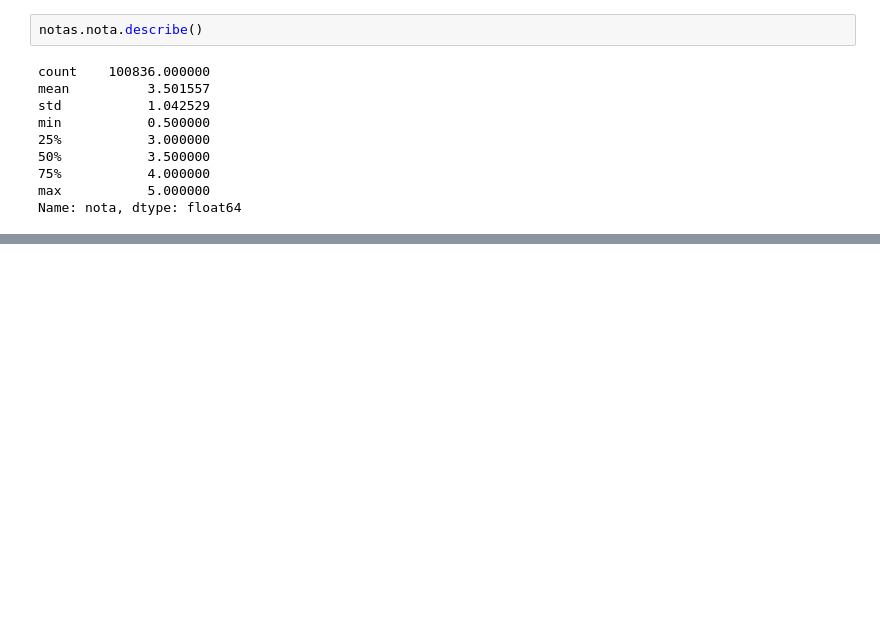
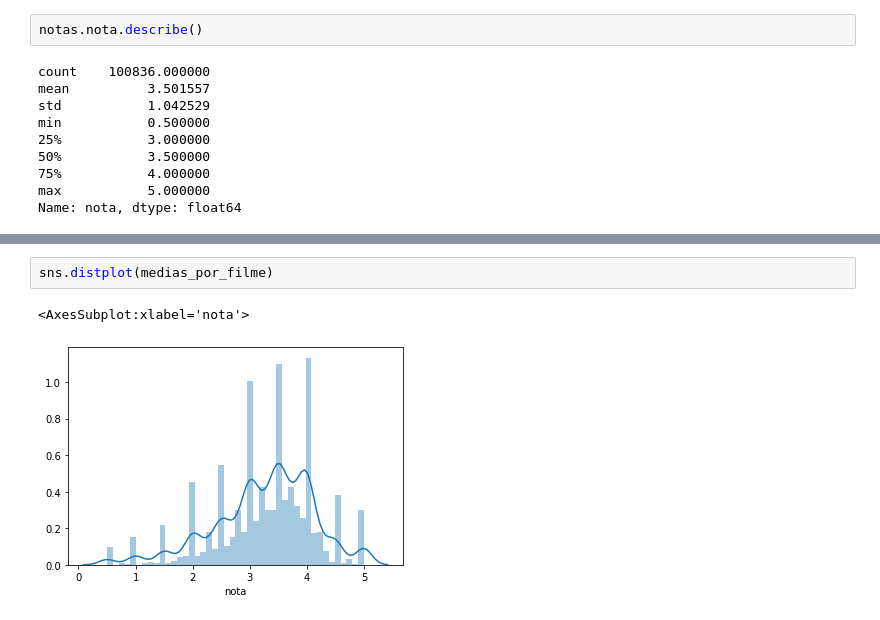
Before and after one commit to edupiorini/alura-data-science, a Jupyter notebook: Aula0.ipynb, the cells around one changed output, grey strips where cells are left out. Cells and saved outputs as stored; diff of their text form; blank space fills up the shorter version.

```diff
--- a/Aula0.ipynb
+++ b/Aula0.ipynb
@@ -113,0 +211,5 @@ sns.boxplot(notas.nota)
+# %%
+sns.distplot(medias_por_filme)
+# %% [output]
+<AxesSubplot:xlabel='nota'>
+[figure, added]
```
Also changed, not shown: parts of 16 cells of this notebook, 1 other file.
